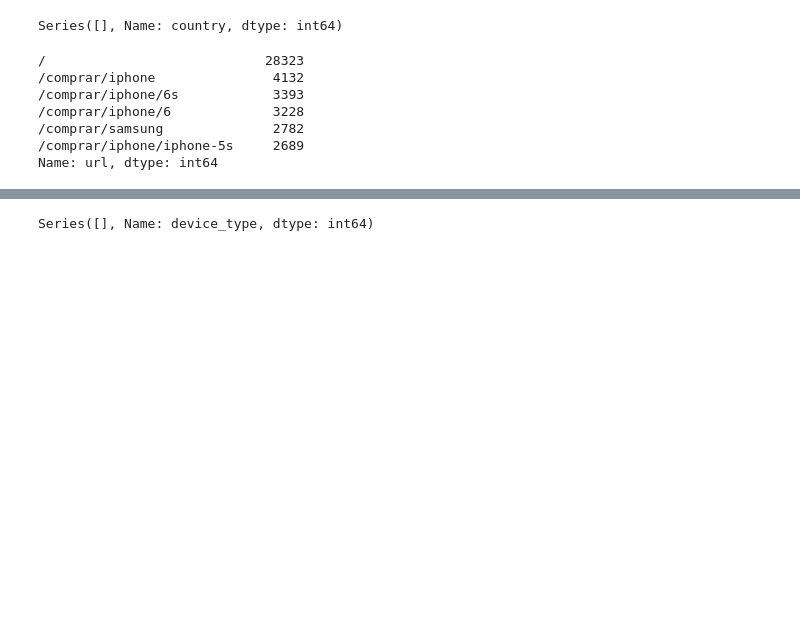
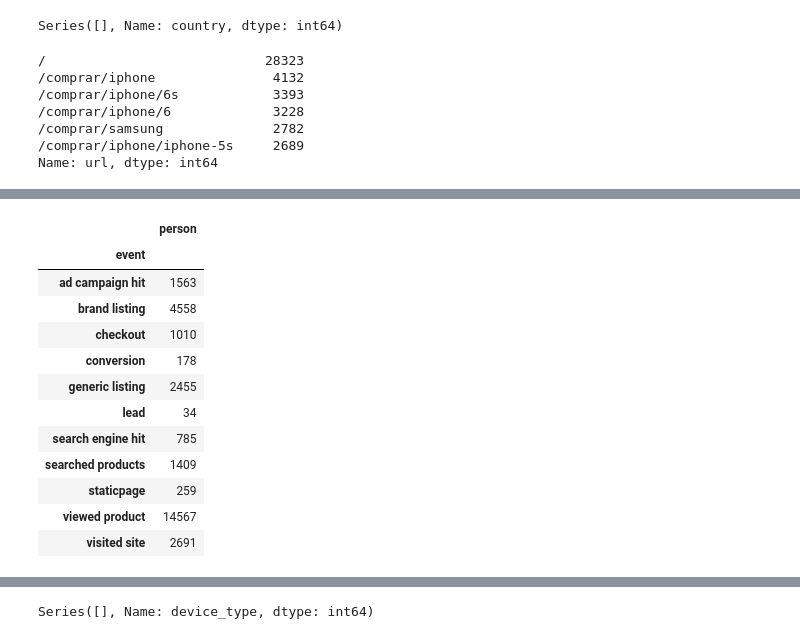
Before and after one commit to ConstanzaGonzalez/DatataFrita, a Jupyter notebook: tp/analisis-tomy.ipynb, the cells around one changed output, grey strips where cells are left out. Drawn from its saved outputs; the diff is of its cells as text; code cells hidden in the pictures; blank space fills up the shorter version.

```diff
--- a/tp/analisis-tomy.ipynb
+++ b/tp/analisis-tomy.ipynb
@@ -137,0 +167,16 @@ df_personas_computer[(df_personas_computer["event"]=="conversion")]["person"].va
+# %%
+df_personas_computer.groupby("event").agg({"person": "count"})
+# %% [output]
+|  | person |
+| event |  |
+| ad campaign hit | 1563 |
+| brand listing | 4558 |
+| checkout | 1010 |
+| conversion | 178 |
+| generic listing | 2455 |
+| lead | 34 |
+| search engine hit | 785 |
+| searched products | 1409 |
+| staticpage | 259 |
+| viewed product | 14567 |
+| visited site | 2691 |
```
Also changed, not shown: parts of 8 cells of this notebook.
